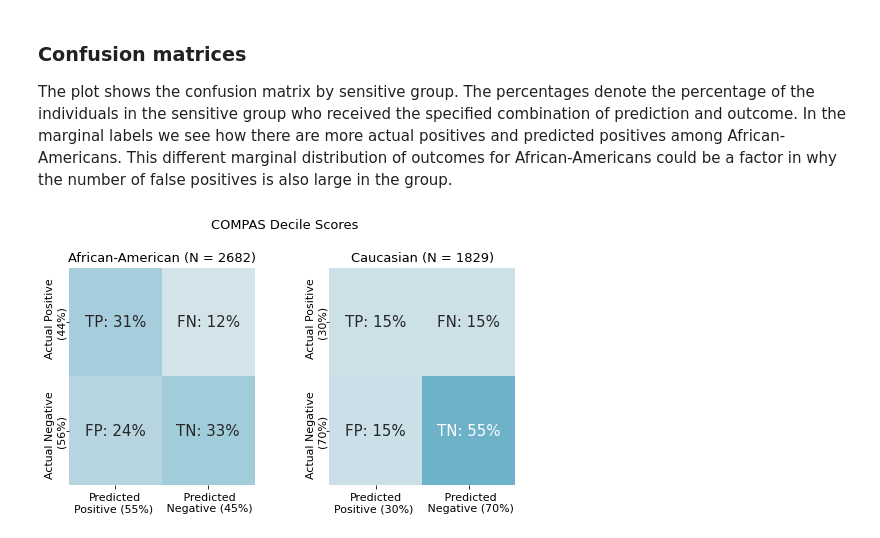
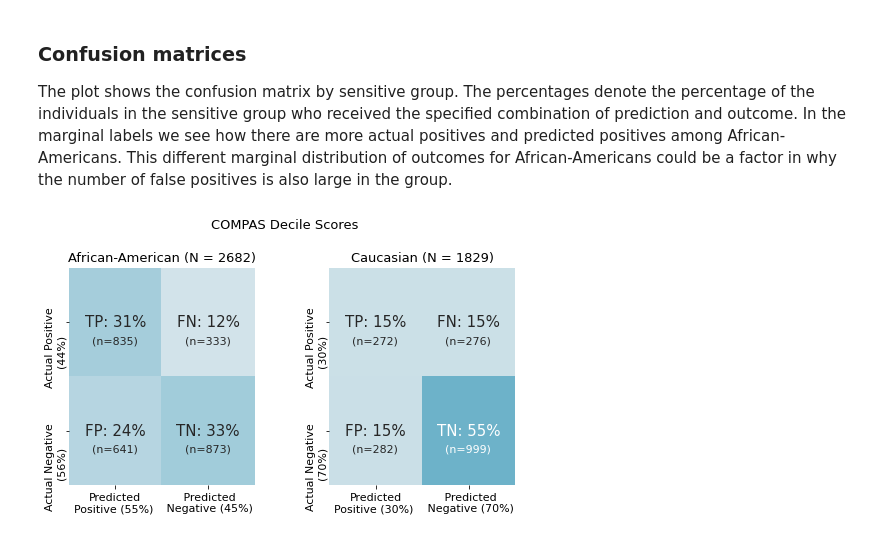
Before and after one commit to elisabethzinck/Fairness-oriented-interpretability-of-predictive-algorithms, a Jupyter notebook: src_biasbalancer/biasbalancer_tutorial.ipynb, the cells around one changed output. Drawn from its saved outputs; the diff is of its cells as text; code cells hidden in the pictures.

```diff
--- a/src_biasbalancer/biasbalancer_tutorial.ipynb
+++ b/src_biasbalancer/biasbalancer_tutorial.ipynb
@@ -226,6 +226,6 @@ cal = fair_compas.level_3(method = 'calibration', n_bins = 5)
 ### Confusion matrices
 The plot shows the confusion matrix by sensitive group. The percentages denote the percentage of the individuals in the sensitive group who received the specified combination of prediction and outcome. In the marginal labels we see how there are more actual positives and predicted positives among African-Americans. This different marginal distribution of outcomes for African-Americans could be a factor in why the number of false positives is also large in the group.
 # %%
-confusion = fair_compas.level_3(method = 'confusion_matrix')
+confusion = fair_compas.level_3(method = 'confusion_matrix', **{'cm_print_n': True})
 # %% [output]
-[figure, old version]
+[figure, new version]
```
Also changed, not shown: parts of 5 cells of this notebook.
